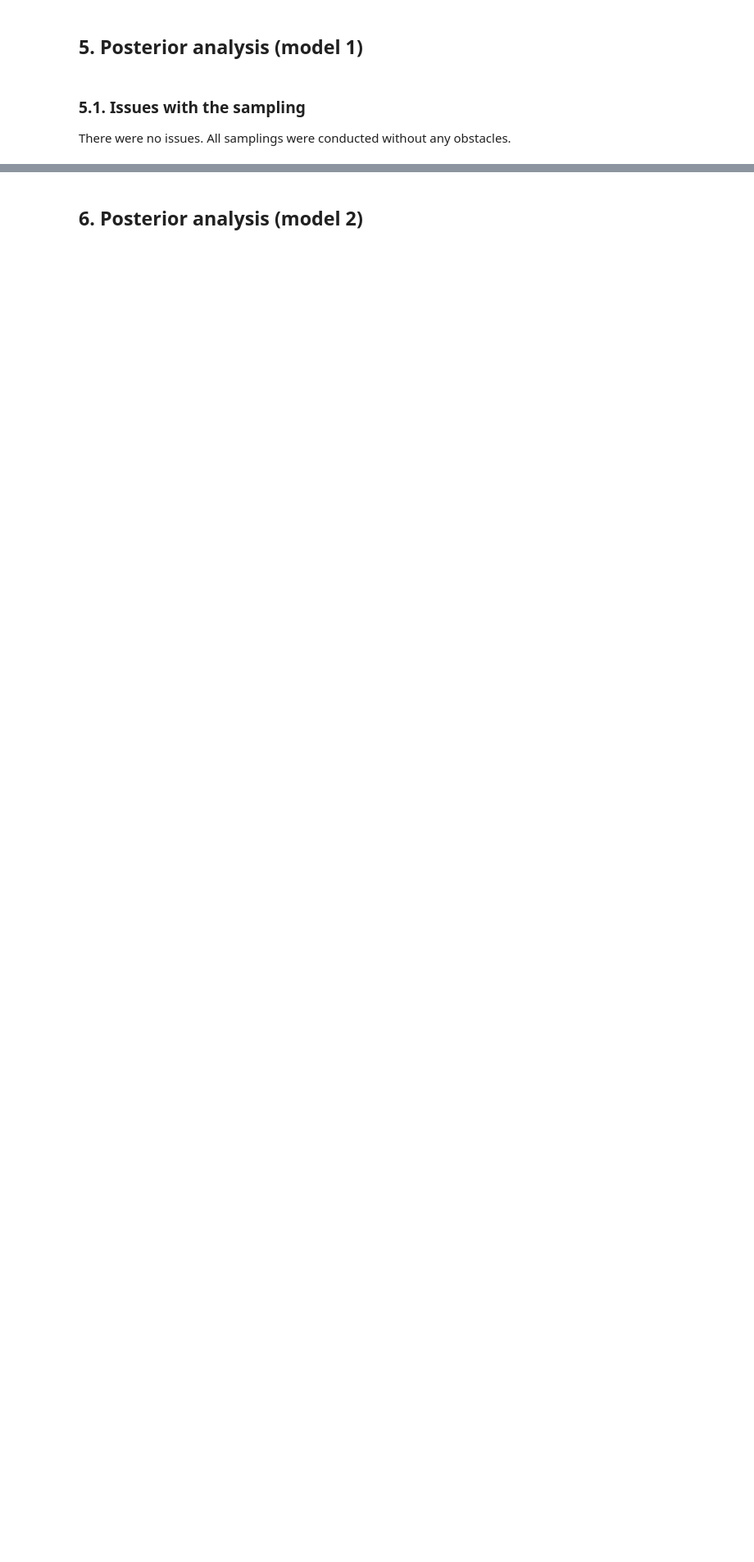
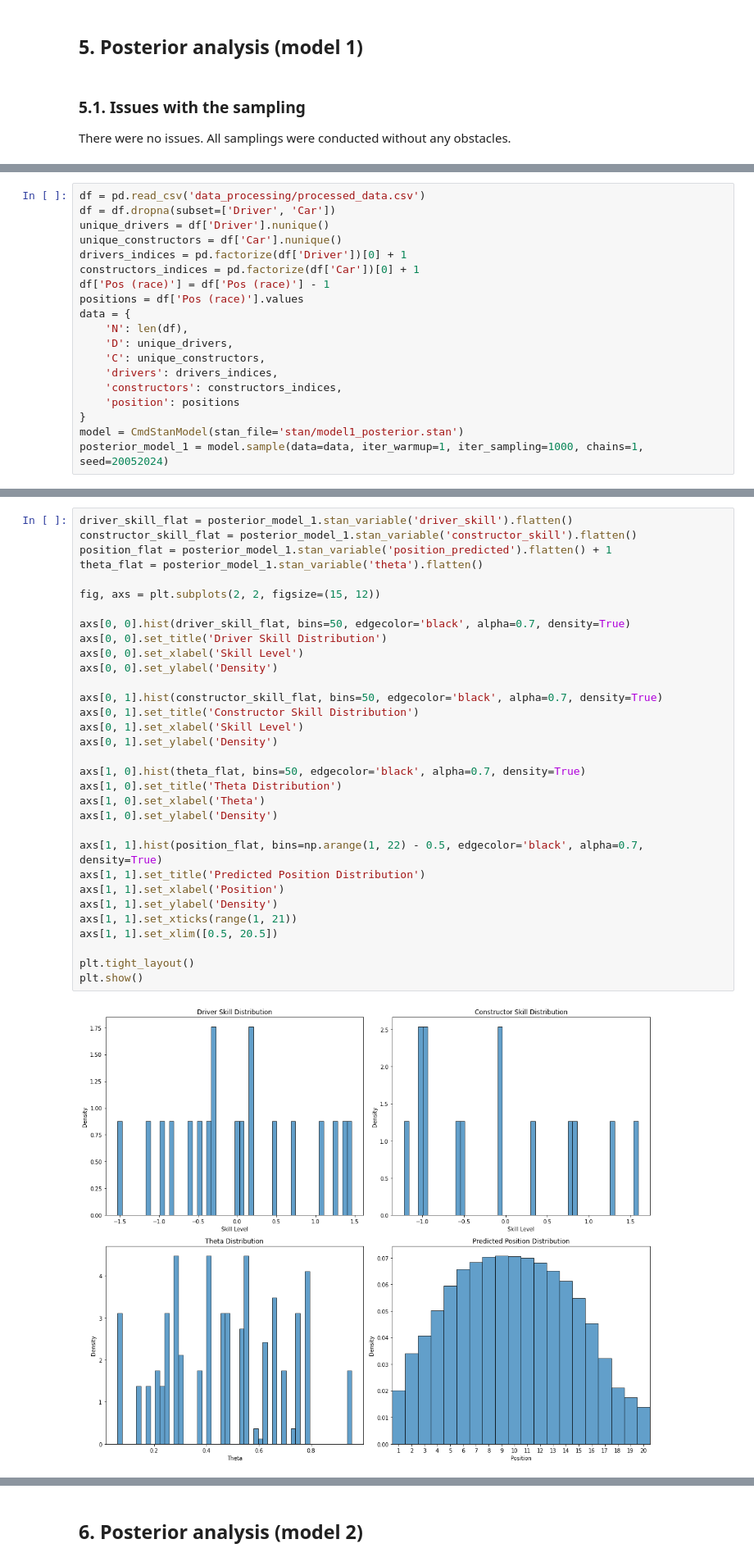
Before and after one commit to andrzejjnk/bayesian_f1, a Jupyter notebook: f1_project.ipynb, the cells around one changed output, grey strips where cells are left out. Shown at 82% size. Cells and saved outputs as stored; diff of their text form; blank space fills up the shorter version.

```diff
--- a/f1_project.ipynb
+++ b/f1_project.ipynb
@@ -751,0 +752,19 @@ There were no issues. All samplings were conducted without any obstacles.
+# %%
+df = pd.read_csv('data_processing/processed_data.csv')
+df = df.dropna(subset=['Driver', 'Car'])
+unique_drivers = df['Driver'].nunique()
+unique_constructors = df['Car'].nunique()
+drivers_indices = pd.factorize(df['Driver'])[0] + 1
+constructors_indices = pd.factorize(df['Car'])[0] + 1
+df['Pos (race)'] = df['Pos (race)'] - 1
+positions = df['Pos (race)'].values
+data = {
+    'N': len(df),
+    'D': unique_drivers,
+    'C': unique_constructors,
+    'drivers': drivers_indices,
+    'constructors': constructors_indices,
+    'position': positions
+}
+model = CmdStanModel(stan_file='stan/model1_posterior.stan')
+posterior_model_1 = model.sample(data=data, iter_warmup=1, iter_sampling=1000, chains=1, seed=20052024)
@@ -751,0 +816,34 @@ There were no issues. All samplings were conducted without any obstacles.
+# %%
+driver_skill_flat = posterior_model_1.stan_variable('driver_skill').flatten()
+constructor_skill_flat = posterior_model_1.stan_variable('constructor_skill').flatten()
+position_flat = posterior_model_1.stan_variable('position_predicted').flatten() + 1
+theta_flat = posterior_model_1.stan_variable('theta').flatten()
+
+fig, axs = plt.subplots(2, 2, figsize=(15, 12))
+
+axs[0, 0].hist(driver_skill_flat, bins=50, edgecolor='black', alpha=0.7, density=True)
+axs[0, 0].set_title('Driver Skill Distribution')
+axs[0, 0].set_xlabel('Skill Level')
+axs[0, 0].set_ylabel('Density')
+
+axs[0, 1].hist(constructor_skill_flat, bins=50, edgecolor='black', alpha=0.7, density=True)
+axs[0, 1].set_title('Constructor Skill Distribution')
+axs[0, 1].set_xlabel('Skill Level')
+axs[0, 1].set_ylabel('Density')
+
+axs[1, 0].hist(theta_flat, bins=50, edgecolor='black', alpha=0.7, density=True)
+axs[1, 0].set_title('Theta Distribution')
+axs[1, 0].set_xlabel('Theta')
+axs[1, 0].set_ylabel('Density')
+
+axs[1, 1].hist(position_flat, bins=np.arange(1, 22) - 0.5, edgecolor='black', alpha=0.7, density=True)
+axs[1, 1].set_title('Predicted Position Distribution')
+axs[1, 1].set_xlabel('Position')
+axs[1, 1].set_ylabel('Density')
+axs[1, 1].set_xticks(range(1, 21))
+axs[1, 1].set_xlim([0.5, 20.5])
+
+plt.tight_layout()
+plt.show()
+# %% [output]
+[figure, added]
```
Also changed, not shown: parts of 48 cells of this notebook.
